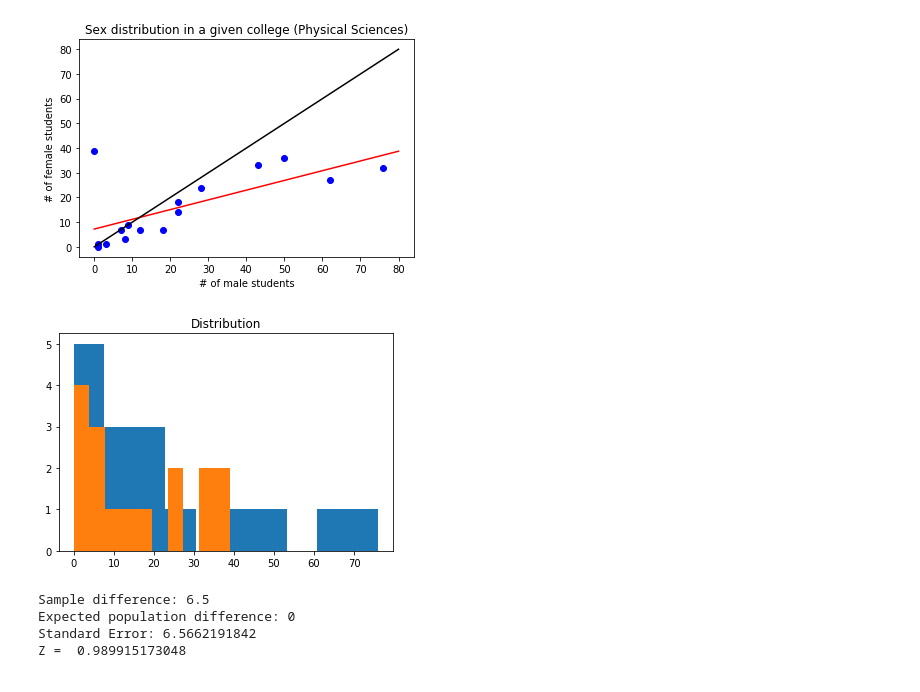
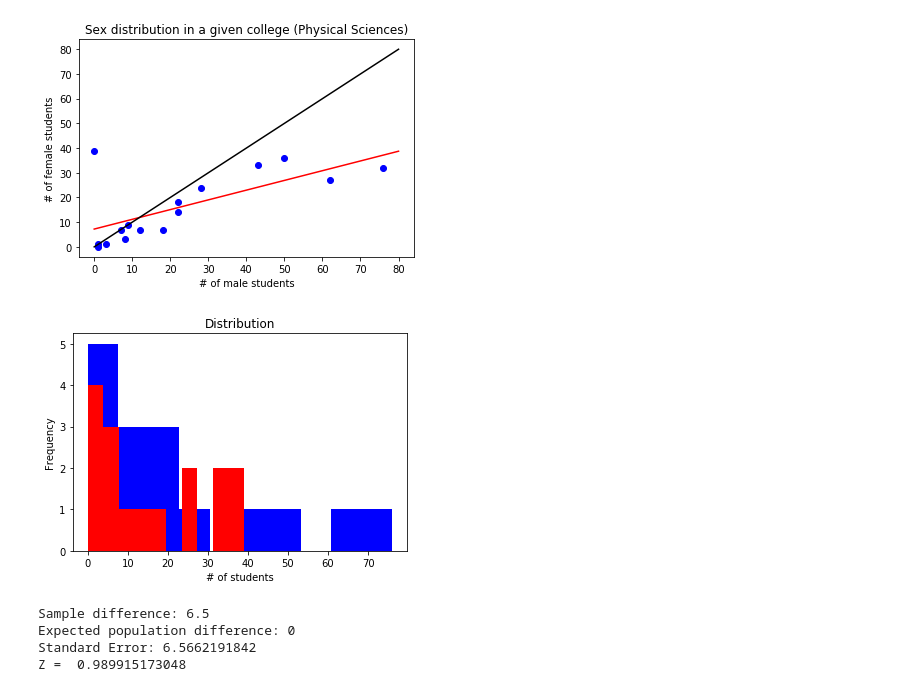
Before and after one commit to FMazzoni/bootcamp18, a Jupyter notebook: Active.ipynb, the cells around one changed output. Drawn from its saved outputs; the diff is of its cells as text; code cells hidden in the pictures.

```diff
--- a/Active.ipynb
+++ b/Active.ipynb
@@ -265,14 +267,16 @@ plt.show()
 # %% [output]
 [figure]
 # %%
-plt.hist(d_m_phys)
-plt.hist(d_w_phys)
+plt.hist(d_m_phys, color = 'blue')
+plt.hist(d_w_phys, color = 'red')
 #plt.axvline(x=-1.96, color = 'r')
 #plt.axvline(x=1.96, color = 'r')
 plt.title('Distribution')
+plt.xlabel('# of students')
+plt.ylabel('Frequency')
 plt.show()
 # %% [output]
-[figure, old version]
+[figure, new version]
 # %%
 n_obs = len(d_w_engin)
 
```
Also changed, not shown: parts of 5 cells of this notebook.
